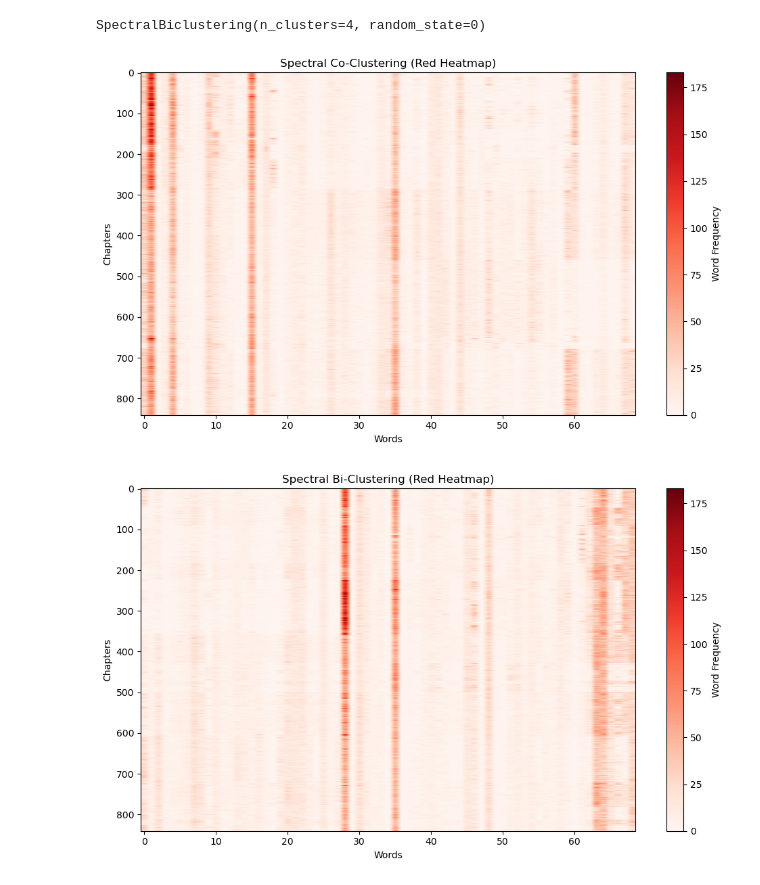
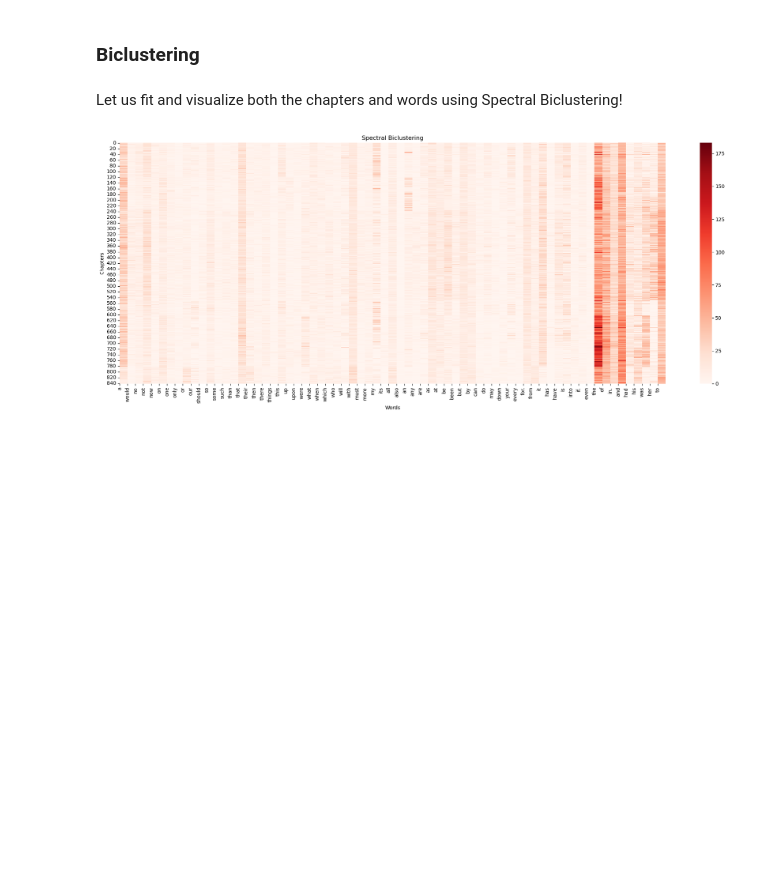
Before and after one commit to dimitris-markopoulos/Machine-Learning, a Jupyter notebook: Unsupervised Learning/Author Clustering/4_Biclustering.ipynb, the cells around one changed output. Saved outputs shown, nothing was run; the diff lists cells and outputs as text; code cells hidden in the pictures; blank space fills up the shorter version.

```diff
--- a/Unsupervised Learning/Author Clustering/4_Biclustering.ipynb
+++ b/Unsupervised Learning/Author Clustering/4_Biclustering.ipynb
@@ -21,43 +19,34 @@ from itertools import combinations
 # %%
 df = pd.read_csv('authors.csv').rename(columns = {'Unnamed: 0': 'Author'})
-X = df.copy().drop(['Author','BookID'], axis=1)
+df = df.drop('BookID',axis=1)
+X = df.copy().drop(['Author'], axis=1)
 authors = df['Author'].values  # n_samples-length array
-# %%
-from sklearn.cluster import SpectralBiclustering, SpectralCoclustering
-import matplotlib.pyplot as plt
-import numpy as np
-
-# Convert to NumPy
-X_chapters = X.to_numpy()
-words = X.columns
-chapters = df['BookID'].values  # optional, for labeling rows
-
-# --- Spectral Co-Clustering ---
-co_model = SpectralCoclustering(n_clusters=4, random_state=0)
-co_model.fit(X_chapters)
-
-# --- Spectral Bi-Clustering ---
-bi_model = SpectralBiclustering(n_clusters=4, random_state=0)
-bi_model.fit(X_chapters)
-# %% [output]
-SpectralBiclustering(n_clusters=4, random_state=0)
-# %%
-def plot_biclustered_matrix(model, title):
-    fit_data = X.iloc[np.argsort(model.row_labels_)]
-    fit_data = fit_data.iloc[:, np.argsort(model.column_labels_)]
-
-    plt.figure(figsize=(10, 6))
-    plt.imshow(fit_data, aspect='auto', cmap='Reds')  # <- updated colormap here
-    plt.title(title)
-    plt.xlabel("Words")
-    plt.ylabel("Chapters")
-    plt.colorbar(label='Word Frequency')
-    plt.tight_layout()
-    plt.show()
-
-# Re-run with the updated visuals
-plot_biclustered_matrix(co_model, "Spectral Co-Clustering (Red Heatmap)")
-plot_biclustered_matrix(bi_model, "Spectral Bi-Clustering (Red Heatmap)")
-# %% [output]
-[figure, removed]
-[figure, removed]
+# %% [markdown]
+### Biclustering
+# %% [markdown]
+Let us fit and visualize both the chapters and words using Spectral Biclustering!
+# %%
+### Fit biclustering model
+model = SpectralBiclustering(n_clusters=4, method='log', random_state=0)
+model.fit(X)
+
+### Reorder the data
+row_order = np.argsort(model.row_labels_)
+col_order = np.argsort(model.column_labels_)
+fit_data = X.values[row_order][:, col_order]
+
+### Get reordered word labels for x-axis
+word_labels = X.columns[col_order]
+
+### Visualization
+plt.figure(figsize=(20, 8))  # wider figurea
+sns.heatmap(fit_data, cmap="Reds", cbar=True)
+plt.xticks(ticks=np.arange(len(word_labels)), labels=word_labels, rotation=90)
+plt.title("Spectral Biclustering")
+plt.xlabel("Words")
+plt.ylabel("Chapters")
+plt.tight_layout()
+
+plt.savefig('Biclustering-Heatmap')
+# %% [output]
+[figure, added]
```
Also changed, not shown: parts of 7 cells of this notebook, 1 other file.
